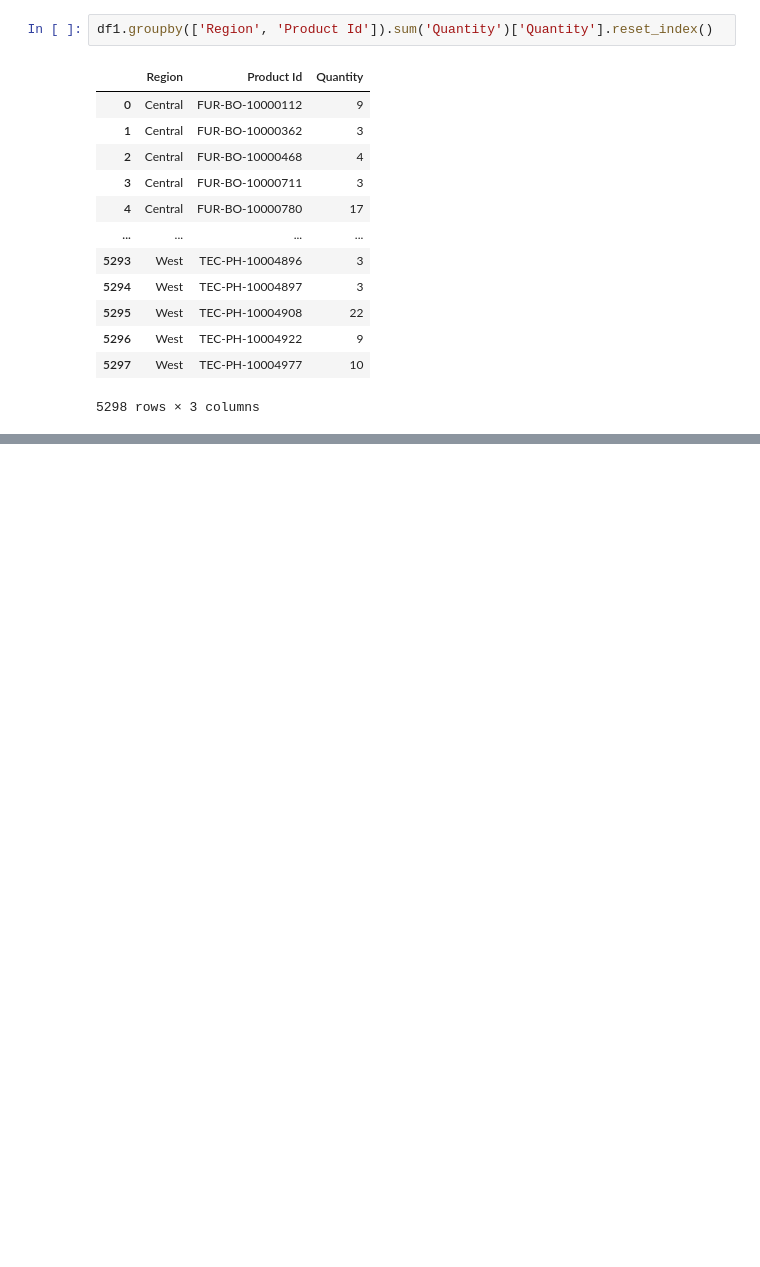
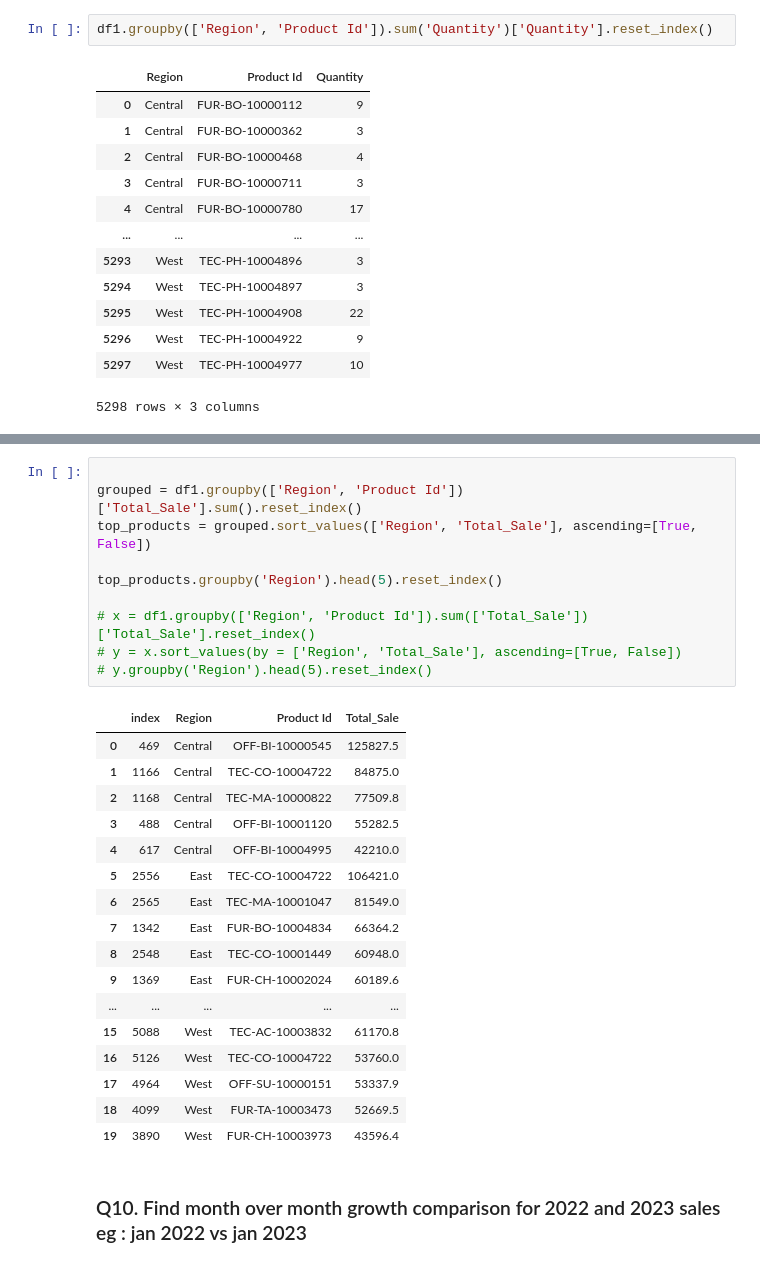
Before and after one commit to astuteIsrael/data_analyst_with_API, a Jupyter notebook: retail_rover.ipynb, the cells around one changed output, grey strips where cells are left out. Saved outputs shown, nothing was run; the diff lists cells and outputs as text; blank space fills up the shorter version.

```diff
--- a/retail_rover.ipynb
+++ b/retail_rover.ipynb
@@ -687,0 +740,30 @@ df1.groupby(['Region', 'Product Id']).sum('Quantity')['Quantity'].reset_index()
+# %%
+
+grouped = df1.groupby(['Region', 'Product Id'])['Total_Sale'].sum().reset_index()
+top_products = grouped.sort_values(['Region', 'Total_Sale'], ascending=[True, False])
+
+top_products.groupby('Region').head(5).reset_index()
+
+# x = df1.groupby(['Region', 'Product Id']).sum(['Total_Sale'])['Total_Sale'].reset_index()
+# y = x.sort_values(by = ['Region', 'Total_Sale'], ascending=[True, False])
+# y.groupby('Region').head(5).reset_index()
+# %% [output]
+|  | index | Region | Product Id | Total_Sale |
+| 0 | 469 | Central | OFF-BI-10000545 | 125827.5 |
+| 1 | 1166 | Central | TEC-CO-10004722 | 84875.0 |
+| 2 | 1168 | Central | TEC-MA-10000822 | 77509.8 |
+| 3 | 488 | Central | OFF-BI-10001120 | 55282.5 |
+| 4 | 617 | Central | OFF-BI-10004995 | 42210.0 |
+| 5 | 2556 | East | TEC-CO-10004722 | 106421.0 |
+| 6 | 2565 | East | TEC-MA-10001047 | 81549.0 |
+| 7 | 1342 | East | FUR-BO-10004834 | 66364.2 |
+| 8 | 2548 | East | TEC-CO-10001449 | 60948.0 |
+| 9 | 1369 | East | FUR-CH-10002024 | 60189.6 |
+| ... | ... | ... | ... | ... |
+| 15 | 5088 | West | TEC-AC-10003832 | 61170.8 |
+| 16 | 5126 | West | TEC-CO-10004722 | 53760.0 |
+| 17 | 4964 | West | OFF-SU-10000151 | 53337.9 |
+| 18 | 4099 | West | FUR-TA-10003473 | 52669.5 |
+| 19 | 3890 | West | FUR-CH-10003973 | 43596.4 |
+# %% [markdown]
+### Q10. Find month over month growth comparison for 2022 and 2023 sales eg : jan 2022 vs jan 2023
```
Also changed, not shown: parts of 28 cells of this notebook.
